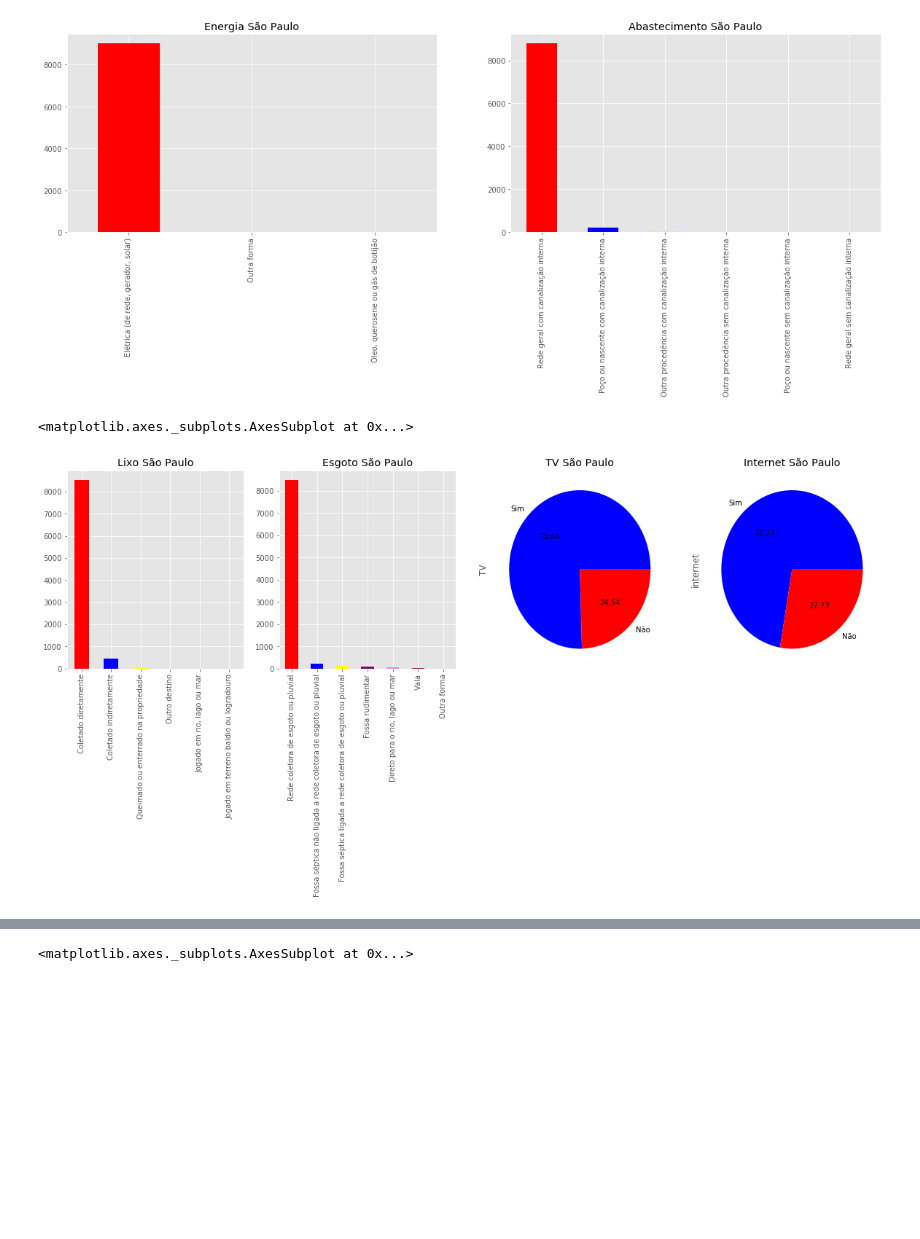
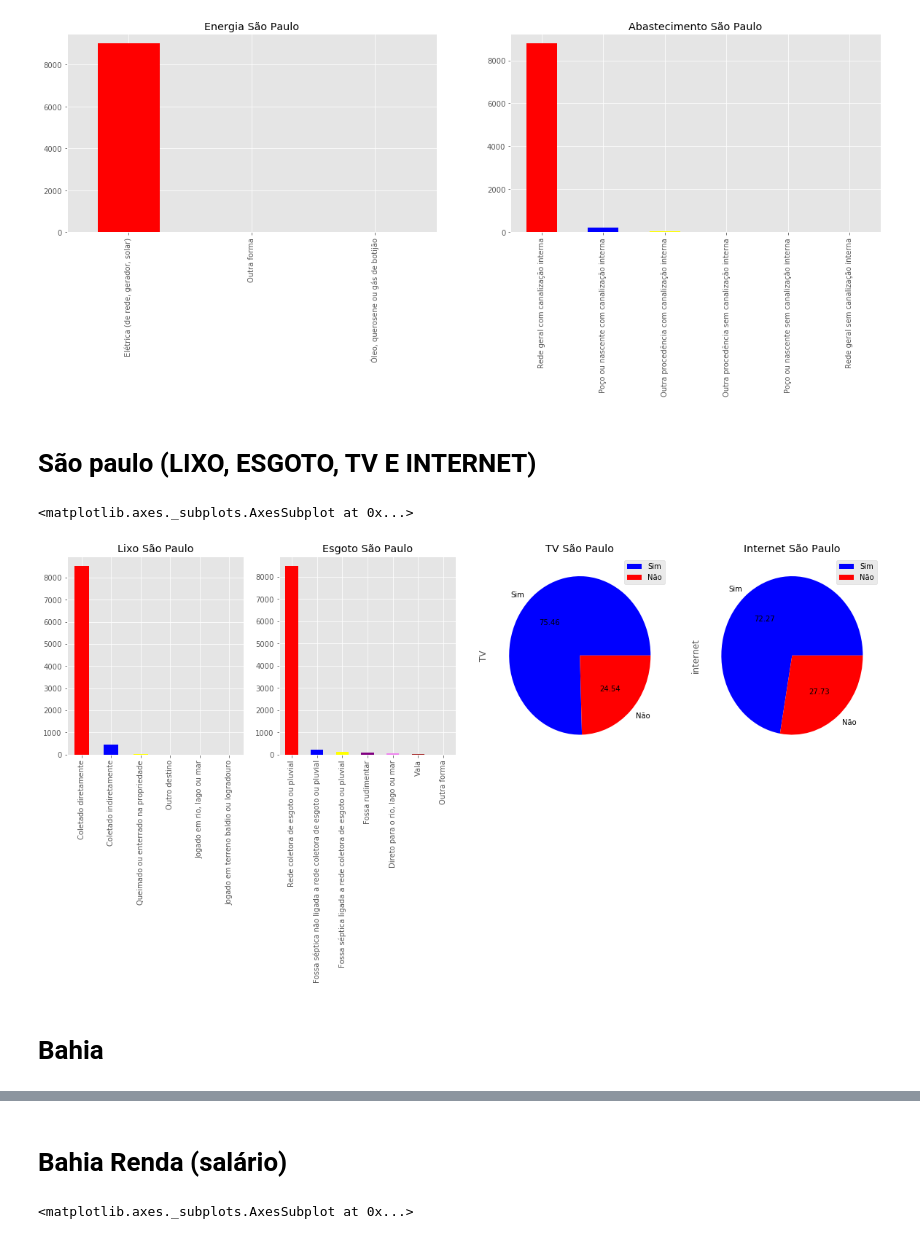
Before and after one commit to giovanacrl/cienciadosdados, a Jupyter notebook: Projeto1 Layout.ipynb, the cells around one changed output, grey strips where cells are left out. Saved outputs shown, nothing was run; the diff lists cells and outputs as text; code cells hidden in the pictures; blank space fills up the shorter version.

```diff
--- a/Projeto1 Layout.ipynb
+++ b/Projeto1 Layout.ipynb
@@ -207,31 +189,35 @@ abastecimento_sp.plot(kind='bar', color=('red', 'blue','yellow','purple','violet
+# %% [markdown]
+# São paulo (LIXO, ESGOTO, TV E INTERNET)
 # %%
 #GRÁFICOS SÃO PAULO LIXO
 fig = plt.figure(figsize = (20,5))
 plt.subplot(141)
 lixo_sp = sao_paulo.V0218.value_counts()
 plt.title("Lixo São Paulo")
 lixo_sp.plot(kind='bar', color=('red', 'blue','yellow','purple','violet','Brown','Pink','Green'), legend=False)
 
 #GRÁFICOS SÃO PAULO ESGOTO
 plt.subplot(142)
 esgoto_sp = sao_paulo.V0217.value_counts()
 plt.title("Esgoto São Paulo")
 esgoto_sp.plot(kind='bar', color=('red', 'blue','yellow','purple','violet','Brown','Pink','Green'), legend=False)
 
 #GRÁFICOS SÃO PAULO TV
 plt.subplot(143)
 tv_sp = sao_paulo.TV.value_counts()
 plt.title("TV São Paulo")
-tv_sp.plot(kind='pie', colors=('blue', 'red'), autopct="%0.2f",legend=False)
+tv_sp.plot(kind='pie', colors=('blue', 'red'), autopct="%0.2f",legend=True)
 
 #GRÁFICOS SÃO PAULO INTERNET
 plt.subplot(144)
 internet_sp = sao_paulo.internet.value_counts()
 plt.title("Internet São Paulo")
-internet_sp.plot(kind='pie', colors=('blue', 'red'), autopct="%0.2f",legend=False)
+internet_sp.plot(kind='pie', colors=('blue', 'red'), autopct="%0.2f",legend=True)
 # %% [output]
 <matplotlib.axes._subplots.AxesSubplot at 0x...>
-[figure, old version]
+[figure, new version]
+# %% [markdown]
+# Bahia
 # %%
 bahia = nova[nova.UF=='Bahia']
 
@@ -243,6 +229,8 @@ bahia.head()
 | 53023 | Bahia | Sim | Sim | Mais de ½ até 1 salário mínimo | Rede geral com canalização interna | Elétrica (de rede, gerador, solar) | Coletado diretamente | Rede coletora de esgoto ou pluvial | Rede geral de distribuição | 396.0 |
 | 53024 | Bahia | Sim | Não | Mais de 2 até 3 salários mínimos | Rede geral com canalização interna | Elétrica (de rede, gerador, solar) | Coletado diretamente | Rede coletora de esgoto ou pluvial | Rede geral de distribuição | 1862.0 |
 | 53025 | Bahia | Sim | Não | Mais de 1 até 2 salários mínimos | Rede geral com canalização interna | Elétrica (de rede, gerador, solar) | Coletado diretamente | Rede coletora de esgoto ou pluvial | Rede geral de distribuição | 1300.0 |
+# %% [markdown]
+# Bahia Renda (salário)
 # %%
 #GRÁFICOS BAHIA RENDA PERCENTUAL
 renda_bahia = bahia.V4622.value_counts()
```
Also changed, not shown: parts of 75 cells of this notebook.
